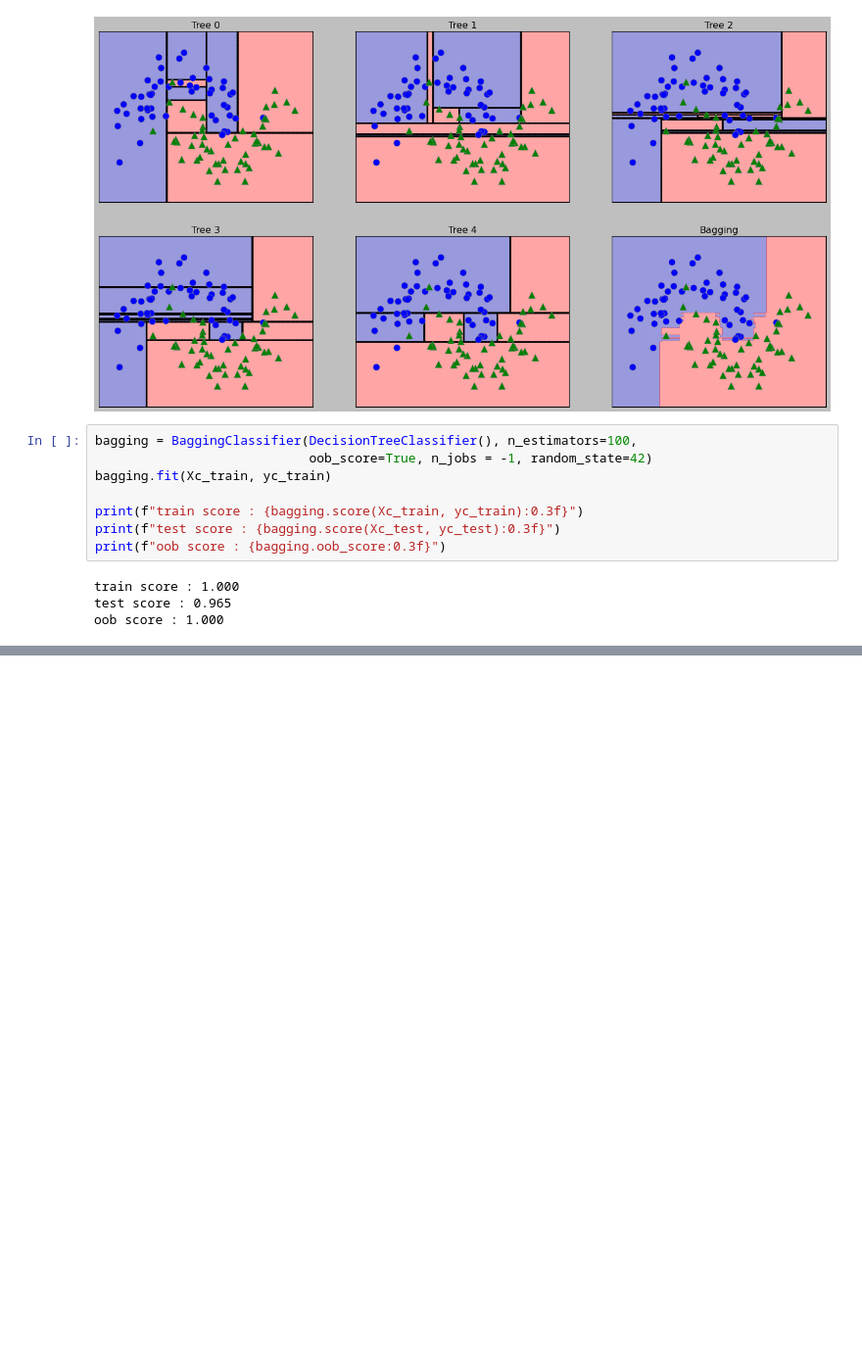
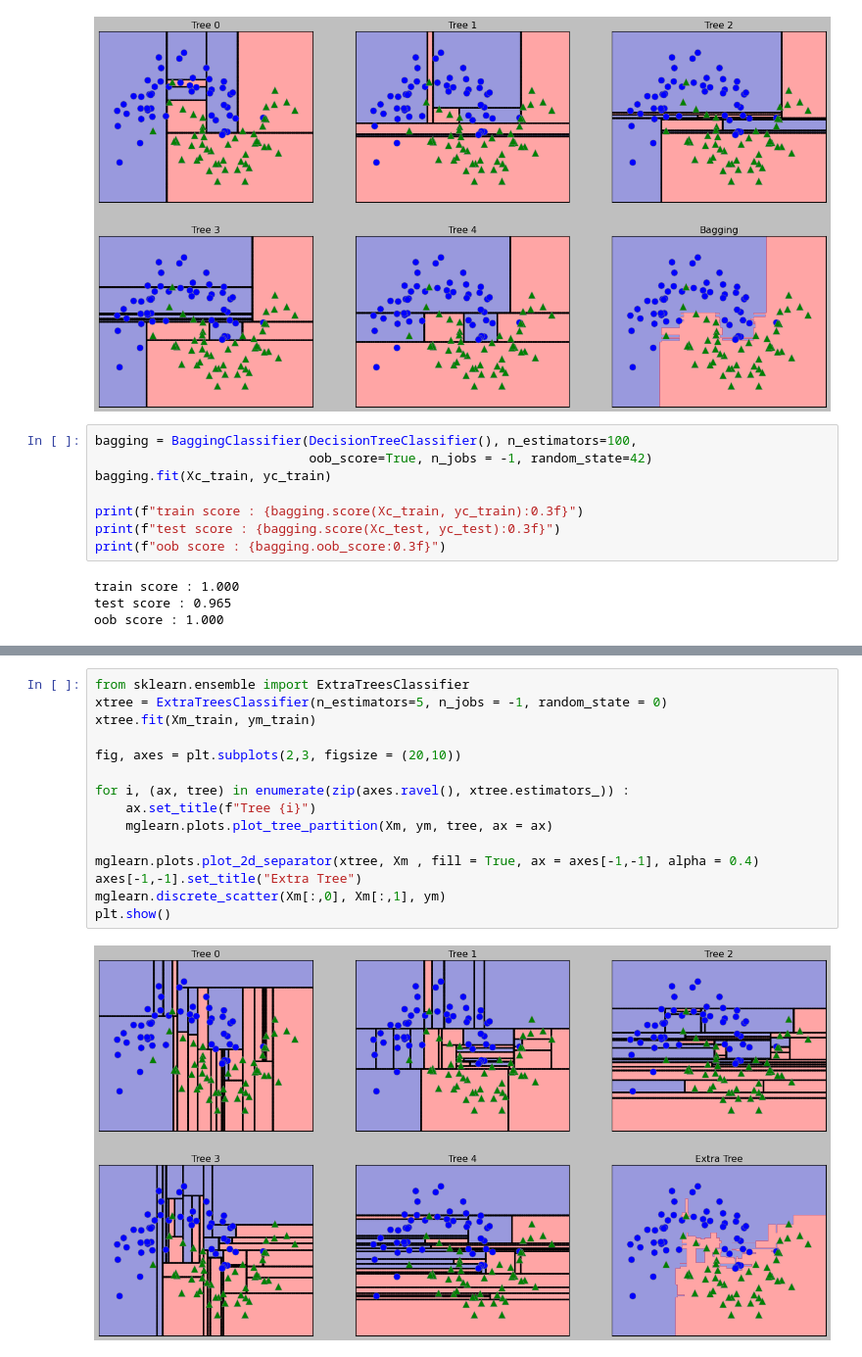
Before and after one commit to Hosung-Ahn/IntroducingML, a Jupyter notebook: Chpter2-supervised_learning/Decision Tree.ipynb, the cells around one changed output, grey strips where cells are left out. Shown at 98% size. Saved outputs shown, nothing was run; the diff lists cells and outputs as text; blank space fills up the shorter version.

```diff
--- a/Chpter2-supervised_learning/Decision Tree.ipynb
+++ b/Chpter2-supervised_learning/Decision Tree.ipynb
@@ -312,0 +320,17 @@ oob score : 1.000
+# %%
+from sklearn.ensemble import ExtraTreesClassifier
+xtree = ExtraTreesClassifier(n_estimators=5, n_jobs = -1, random_state = 0)
+xtree.fit(Xm_train, ym_train)
+
+fig, axes = plt.subplots(2,3, figsize = (20,10))
+
+for i, (ax, tree) in enumerate(zip(axes.ravel(), xtree.estimators_)) :
+    ax.set_title(f"Tree {i}")
+    mglearn.plots.plot_tree_partition(Xm, ym, tree, ax = ax)
+
+mglearn.plots.plot_2d_separator(xtree, Xm , fill = True, ax = axes[-1,-1], alpha = 0.4)
+axes[-1,-1].set_title("Extra Tree")
+mglearn.discrete_scatter(Xm[:,0], Xm[:,1], ym)
+plt.show()
+# %% [output]
+[figure, added]
```
Also changed, not shown: parts of 3 cells of this notebook.
